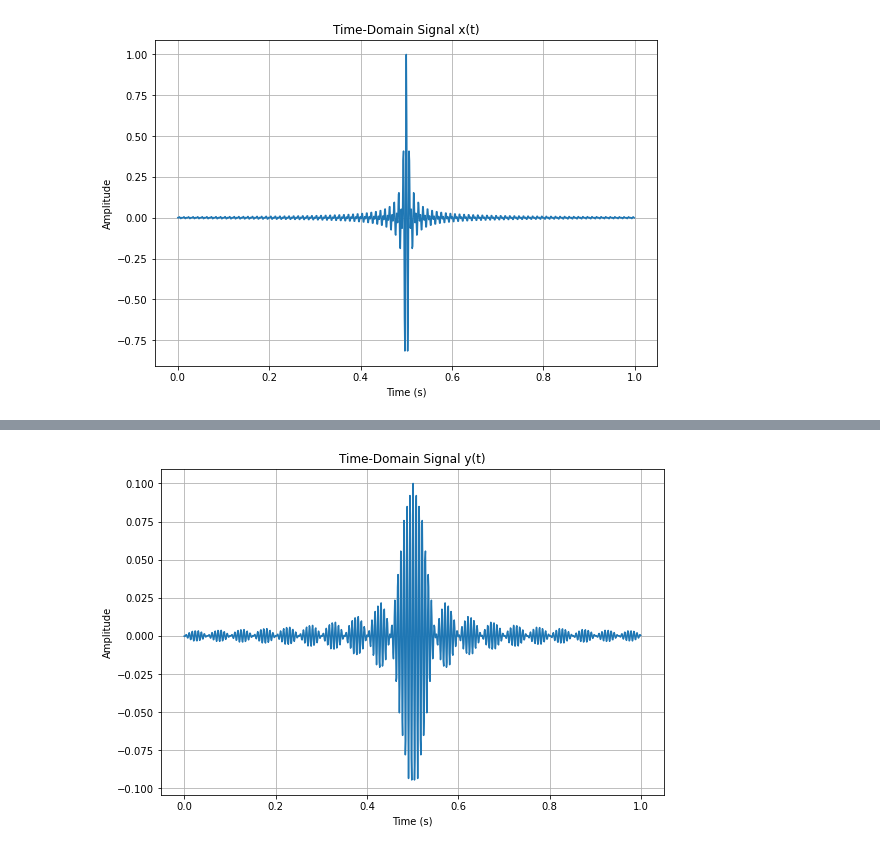
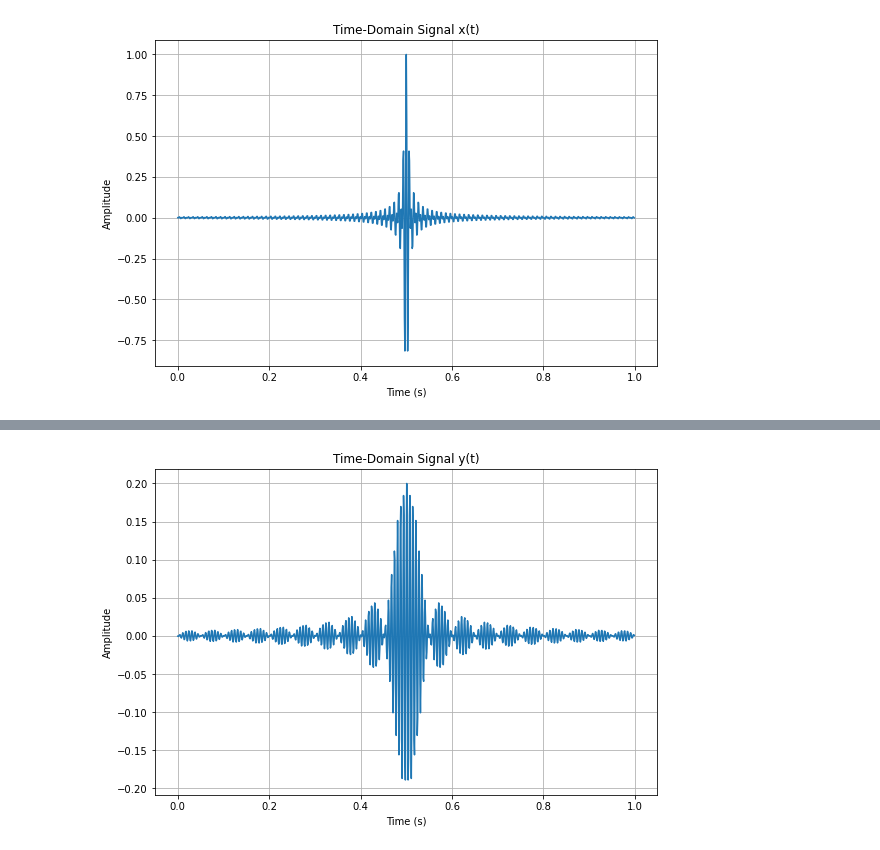
Before and after one commit to Everloom-129/ECE459_Communication_System_Project, a Jupyter notebook: PJ3/BPF.ipynb, the cells around one changed output, grey strips where cells are left out. Saved outputs shown, nothing was run; the diff lists cells and outputs as text; code cells hidden in the pictures.

```diff
--- a/PJ3/BPF.ipynb
+++ b/PJ3/BPF.ipynb
@@ -8,11 +5,11 @@ import matplotlib.pyplot as plt
 # Define the parameters
 Fs = 1000  # Sampling frequency in Hz
 T = 1  # Duration of the signal in seconds
-B = 50  # Bandwidth in Hz
+B = 100  # Bandwidth in Hz
 t = np.linspace(0, T, int(Fs * T), endpoint=False)  # Time vector
 
 # Generate a pulse signal with bandwidth B
-x = np.sinc(2 * B * (t - T / 2)) * np.cos(2 * np.pi * 150 * t)  # Sinc pulse
+x = np.sinc(B * (t - T / 2)) * np.cos(2 * np.pi * 150 * t)  # Sinc pulse
 
 # Plot the time-domain signal
 plt.figure(figsize=(9, 6))
@@ -22,6 +19,7 @@ plt.xlabel("Time (s)")
 plt.ylabel("Amplitude")
 plt.grid(True)
 
+# Save the time domain picture of y(t) to a folder
 x_time_domain = 'x_time_domain.png'
 plt.savefig(x_time_domain)
 
@@ -55,28 +54,29 @@ plt.show()
 # %%
 # Define the cutoff frequency of the low-pass filter
-Bc = 10  # Choose a cutoff frequency (Bc) that is greater than B
+Bc = 20  # Choose a cutoff frequency (Bc) that is greater than B
 
 # Compute the impulse response of the ideal low-pass filter
 #h_lp = 2 * Bc * np.sinc(2 * Bc * (t - T / 2))
-h_lp = 2 * Bc * np.sinc(2 * Bc * (t - T / 2)) * np.cos(2*np.pi*150*t)
+h_lp =  2*Bc * np.sinc(Bc * (t - T / 2)) * np.cos(2*np.pi*150*t)
 
 # Convolve x(t) with h_lp to obtain y(t)
 y = np.convolve(x, h_lp, 'same')
-y = y / len(y)  # Normalize by dividing by the number of data points
+y = y / Fs  # Normalize by dividing by the number of data points
 # Plot the time-domain signal y(t)
 plt.figure(figsize=(9, 6))
 plt.plot(t, y)
 plt.title("Time-Domain Signal y(t)")
 plt.xlabel("Time (s)")
 plt.ylabel("Amplitude")
 plt.grid(True)
 
+# Save the time domain picture of y(t) to a folder
 y_time_domain = 'y_time_domain.png'
 plt.savefig(y_time_domain)
 
 plt.show()
 # %% [output]
-[figure, old version]
+[figure, new version]
 # %%
 # Compute the spectrum of y(t)
 Y = fft(y)
```
Also changed, not shown: parts of 6 cells of this notebook, 1 other file.
